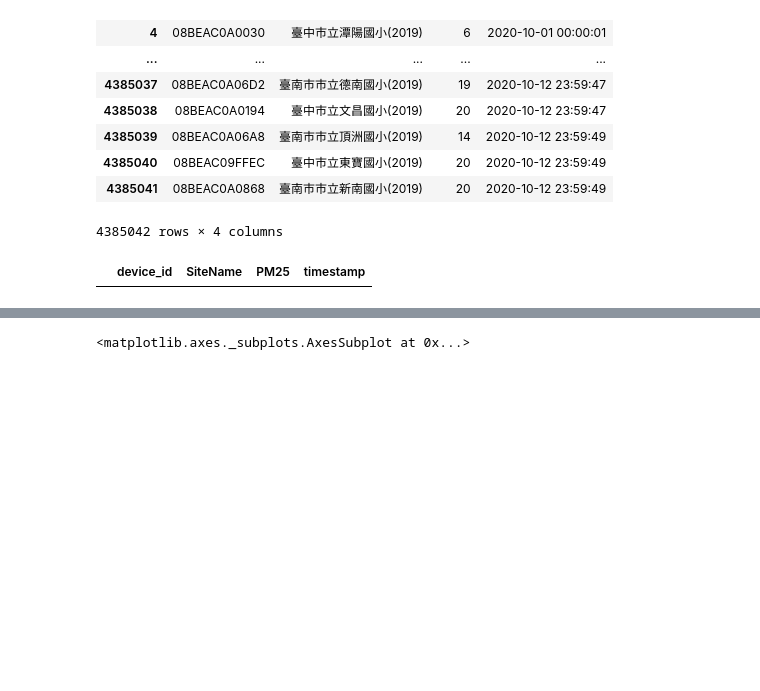
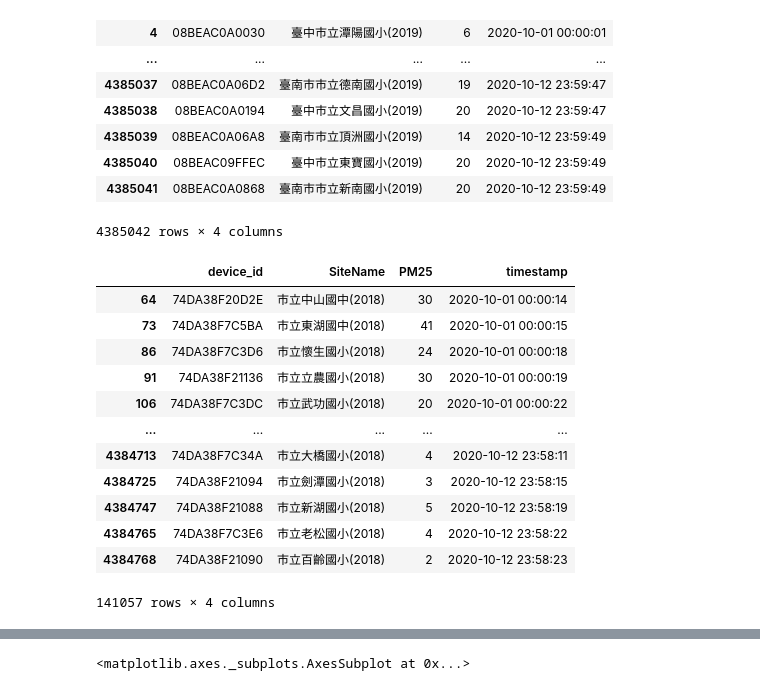
Before and after one commit to 0xdeceiverAngel/data-science-hw, a Jupyter notebook: Homework #3 .ipynb, the cells around one changed output, grey strips where cells are left out. Saved outputs shown, nothing was run; the diff lists cells and outputs as text; code cells hidden in the pictures; blank space fills up the shorter version.

```diff
--- a/Homework #3 .ipynb
+++ b/Homework #3 .ipynb
@@ -37,9 +43,22 @@ kaohsiung_df=res[kaohsiung_mask]
 taipei_df=res[taipei_mask]
 # %%
 # taichung_df[taichung_df["PM25"]>100]
-taipei_df
+# taichung_df.iloc[1]
+# taipei_df
 # %% [output]
 |  | device_id | SiteName | PM25 | timestamp |
+| 64 | 74DA38F20D2E | 市立中山國中(2018) | 30 | 2020-10-01 00:00:14 |
+| 73 | 74DA38F7C5BA | 市立東湖國中(2018) | 41 | 2020-10-01 00:00:15 |
+| 86 | 74DA38F7C3D6 | 市立懷生國小(2018) | 24 | 2020-10-01 00:00:18 |
+| 91 | 74DA38F21136 | 市立立農國小(2018) | 30 | 2020-10-01 00:00:19 |
+| 106 | 74DA38F7C3DC | 市立武功國小(2018) | 20 | 2020-10-01 00:00:22 |
+| ... | ... | ... | ... | ... |
+| 4384713 | 74DA38F7C34A | 市立大橋國小(2018) | 4 | 2020-10-12 23:58:11 |
+| 4384725 | 74DA38F21094 | 市立劍潭國小(2018) | 3 | 2020-10-12 23:58:15 |
+| 4384747 | 74DA38F21088 | 市立新湖國小(2018) | 5 | 2020-10-12 23:58:19 |
+| 4384765 | 74DA38F7C3E6 | 市立老松國小(2018) | 4 | 2020-10-12 23:58:22 |
+| 4384768 | 74DA38F21090 | 市立百齡國小(2018) | 2 | 2020-10-12 23:58:23 |
+141057 rows × 4 columns
 # %%
 pd.set_option('mode.chained_assignment', None)
 taichung_df['city']=taichung_df['SiteName'].str[0:3]
```
Also changed, not shown: parts of 9 cells of this notebook, 1 other file.
